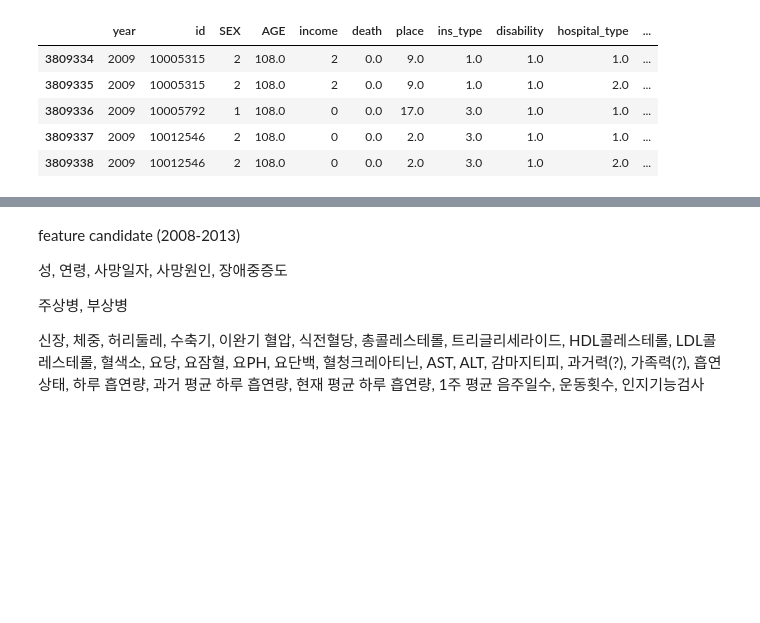
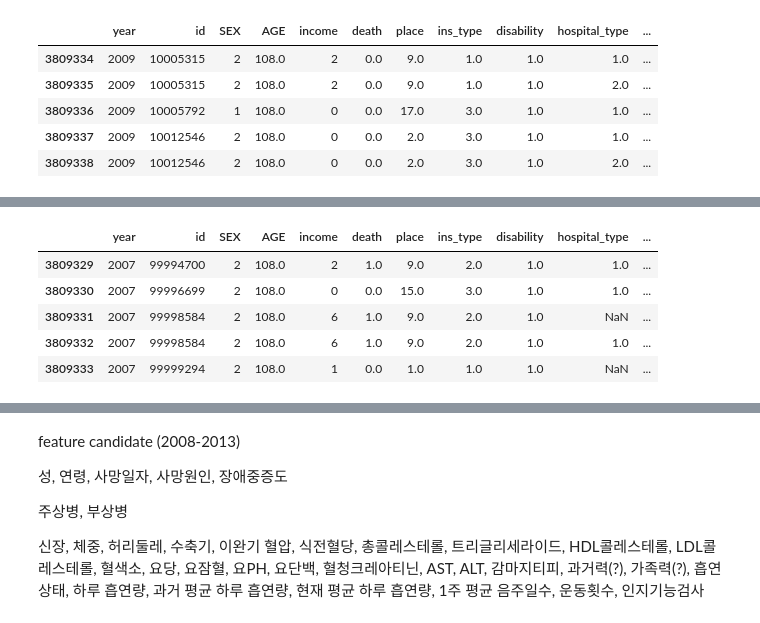
Before and after one commit to JoonYoung-Sohn/practice, a Jupyter notebook: Disease Prediction/201222_data_preprocessing.ipynb, the cells around one changed output, grey strips where cells are left out. Drawn from its saved outputs; the diff is of its cells as text; code cells hidden in the pictures; blank space fills up the shorter version.

```diff
--- a/Disease Prediction/201222_data_preprocessing.ipynb
+++ b/Disease Prediction/201222_data_preprocessing.ipynb
@@ -62,3 +62,7 @@ files.download('data_after_2008.csv')
 # %% [output]
 [interactive output not drawn]
 [interactive output not drawn]
+# %%
+year_filter = df.year < 2008
+df_before_2008 = df.loc[year_filter,:]
+df_before_2008.head()
@@ -64,0 +76,9 @@ files.download('data_after_2008.csv')
+# %%
+df_before_2008.tail()
+# %% [output]
+|  | year | id | SEX | AGE | income | death | place | ins_type | disability | hospital_type | ... |
+| 3809329 | 2007 | 99994700 | 2 | 108.0 | 2 | 1.0 | 9.0 | 2.0 | 1.0 | 1.0 | ... |
+| 3809330 | 2007 | 99996699 | 2 | 108.0 | 0 | 0.0 | 15.0 | 3.0 | 1.0 | 1.0 | ... |
+| 3809331 | 2007 | 99998584 | 2 | 108.0 | 6 | 1.0 | 9.0 | 2.0 | 1.0 | NaN | ... |
+| 3809332 | 2007 | 99998584 | 2 | 108.0 | 6 | 1.0 | 9.0 | 2.0 | 1.0 | 1.0 | ... |
+| 3809333 | 2007 | 99999294 | 2 | 108.0 | 1 | 0.0 | 1.0 | 1.0 | 1.0 | NaN | ... |
```
Also changed, not shown: parts of 6 cells of this notebook.
